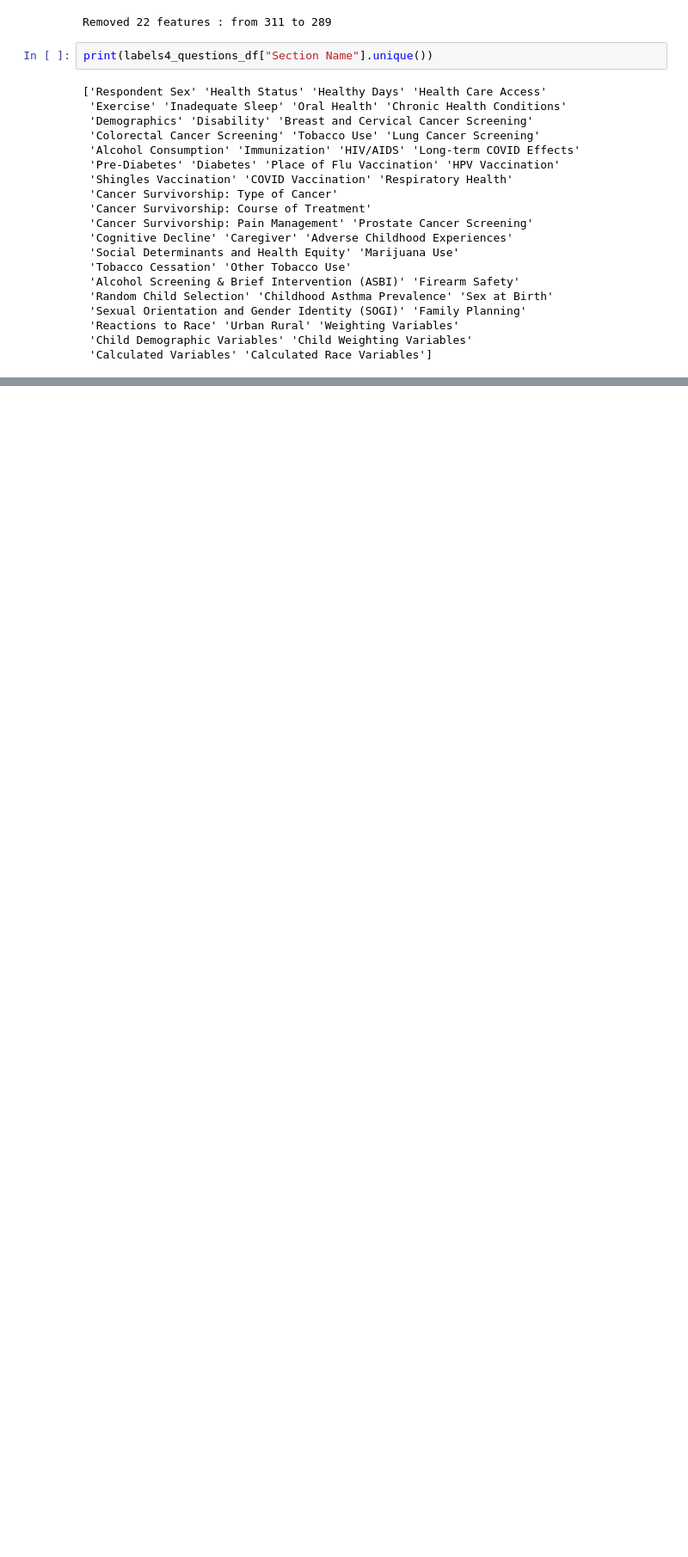
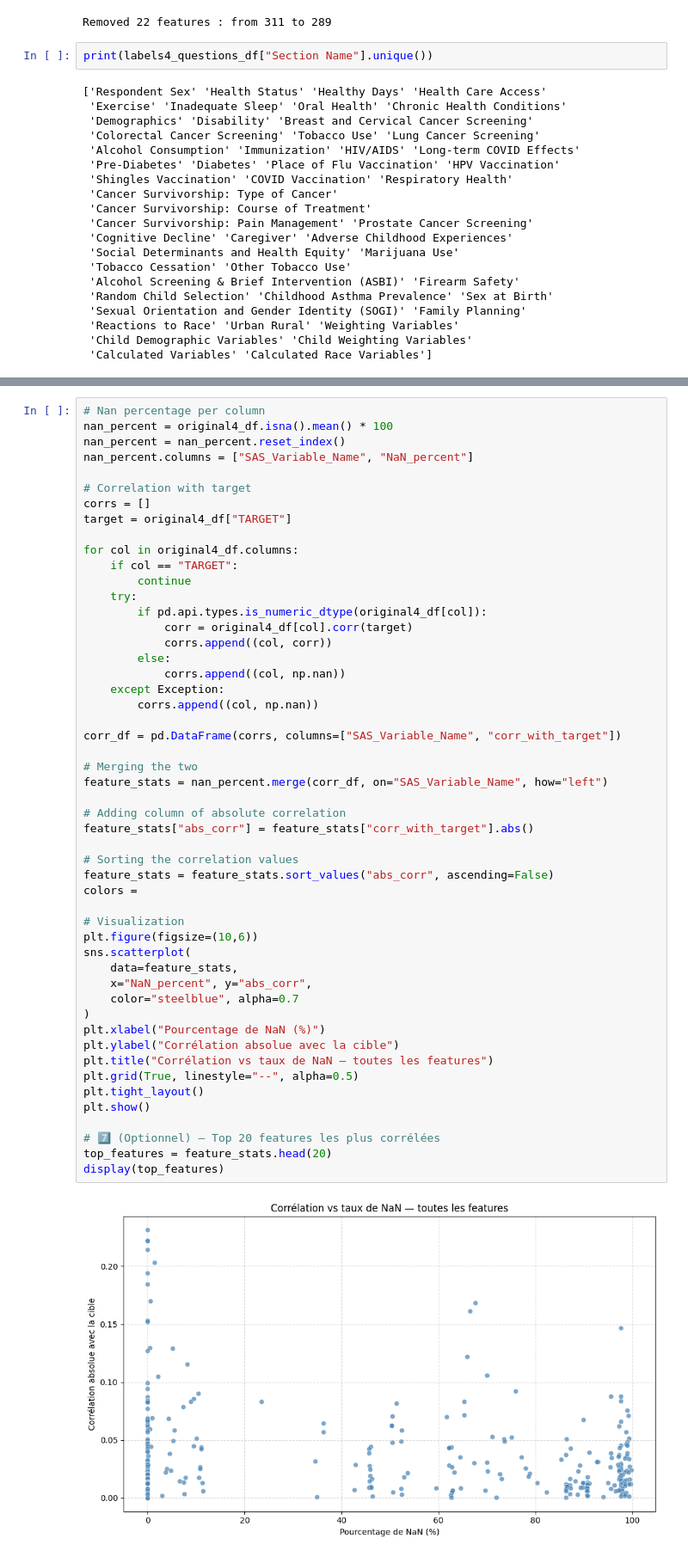
Before and after one commit to AugustinGrunewald/Mini-Hackaton, a Jupyter notebook: main_ag.ipynb, the cells around one changed output, grey strips where cells are left out. Shown at 86% size. Saved outputs shown, nothing was run; the diff lists cells and outputs as text; blank space fills up the shorter version.

```diff
--- a/main_ag.ipynb
+++ b/main_ag.ipynb
@@ -209,0 +419,53 @@ print(labels4_questions_df["Section Name"].unique())
+# %%
+# Nan percentage per column
+nan_percent = original4_df.isna().mean() * 100
+nan_percent = nan_percent.reset_index()
+nan_percent.columns = ["SAS_Variable_Name", "NaN_percent"]
+
+# Correlation with target
+corrs = []
+target = original4_df["TARGET"]
+
+for col in original4_df.columns:
+    if col == "TARGET":
+        continue
+    try:
+        if pd.api.types.is_numeric_dtype(original4_df[col]):
+            corr = original4_df[col].corr(target)
+            corrs.append((col, corr))
+        else:
+            corrs.append((col, np.nan))
+    except Exception:
+        corrs.append((col, np.nan))
+
+corr_df = pd.DataFrame(corrs, columns=["SAS_Variable_Name", "corr_with_target"])
+
+# Merging the two
+feature_stats = nan_percent.merge(corr_df, on="SAS_Variable_Name", how="left")
+
+# Adding column of absolute correlation
+feature_stats["abs_corr"] = feature_stats["corr_with_target"].abs()
+
+# Sorting the correlation values
+feature_stats = feature_stats.sort_values("abs_corr", ascending=False)
+colors =
+
+# Visualization
+plt.figure(figsize=(10,6))
+sns.scatterplot(
+    data=feature_stats,
+    x="NaN_percent", y="abs_corr",
+    color="steelblue", alpha=0.7
+)
+plt.xlabel("Pourcentage de NaN (%)")
+plt.ylabel("Corrélation absolue avec la cible")
+plt.title("Corrélation vs taux de NaN — toutes les features")
+plt.grid(True, linestyle="--", alpha=0.5)
+plt.tight_layout()
+plt.show()
+
+# 7️⃣ (Optionnel) — Top 20 features les plus corrélées
+top_features = feature_stats.head(20)
+display(top_features)
+# %% [output]
+[figure, added]
```
Also changed, not shown: parts of 15 cells of this notebook.
